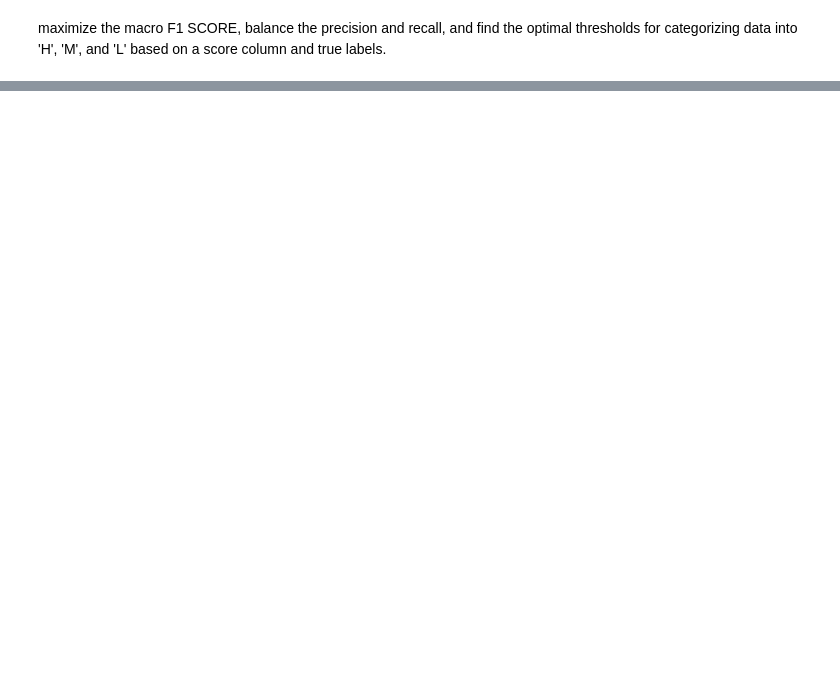
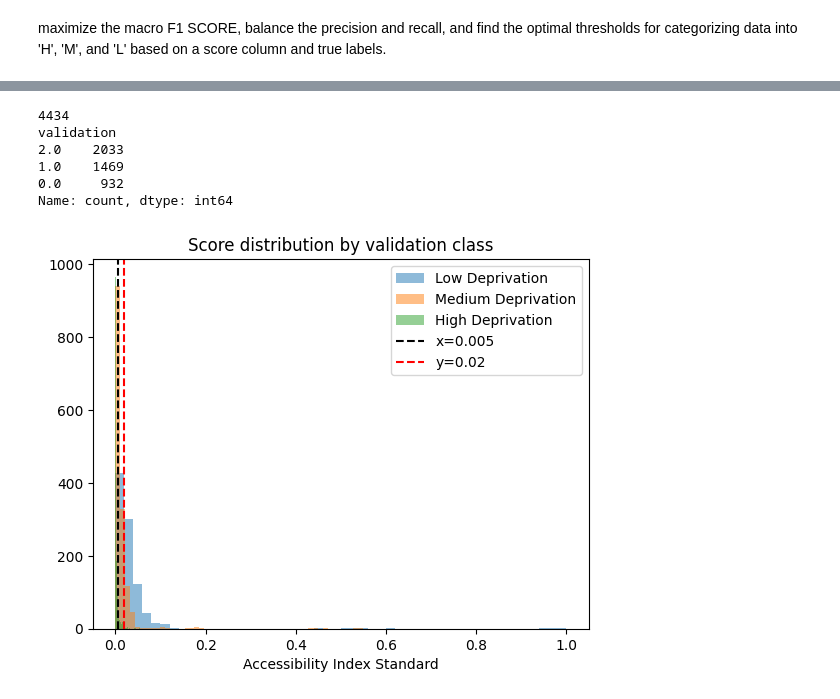
Before and after one commit to urbanbigdatacentre/ideamaps-healthcare-paper-analysis, a Jupyter notebook: Model-Optimisation/threshold_optimisation.ipynb, the cells around one changed output, grey strips where cells are left out. Cells and saved outputs as stored; diff of their text form; code cells hidden in the pictures; blank space fills up the shorter version.

```diff
--- a/Model-Optimisation/threshold_optimisation.ipynb
+++ b/Model-Optimisation/threshold_optimisation.ipynb
@@ -20,0 +19,6 @@ Index(['id', 'created_at', 'validation', 'user_id', 'output_id',
+# %%
+# Select pilot city
+pilot = 'Kano'  # Change this to the desired pilot city
+# Load PAR data and filter by pilot city
+# par_expanded = pd.read_csv('/content/expanded_data.csv') # You need to upload this file
+par_expanded = validation_df[validation_df['output_model_city_name'] == f'{pilot.capitalize()}']
@@ -20,0 +38,7 @@ Index(['id', 'created_at', 'validation', 'user_id', 'output_id',
+# %%
+# Enter subdomain
+subdomain = 'Emergency Obstetric Care Access Deprivation'  # Change this to the desired subdomain
+
+# Filter Data by Subdomain
+par_subdomain = par_expanded[par_expanded['output_model_subdomain_name'] == subdomain]
+par_subdomain.head()
@@ -21,3 +52,3 @@ Index(['id', 'created_at', 'validation', 'user_id', 'output_id',
 # %%
-# spcial join accessibility index to the dataset
-accessibility_index = pd.read_csv('')
+accessibility_index = gpd.read_file('deprivation-classification.gpkg')
+print(accessibility_index.columns)
@@ -113,0 +60,10 @@ print(f"Overall Accuracy: {accuracy_pct:.2f}%")
+# %%
+# special validation results to the accessibility index dataset
+accessibility_index = accessibility_index.merge(
+    par_subdomain[['output_latitude', 'output_longitude', 'output_result', 'validation']],
+    left_on  = [accessibility_index['latitude'].round(7), accessibility_index['longitude'].round(7)],
+    right_on = [par_subdomain['output_latitude'].round(7), par_subdomain['output_longitude'].round(7)],
+    how = 'inner'
+).drop(columns=['output_latitude', 'output_longitude'])
+
+print(accessibility_index.head())
@@ -113,0 +88,23 @@ print(f"Overall Accuracy: {accuracy_pct:.2f}%")
+# %%
+print(accessibility_index.shape[0])
+print(accessibility_index['validation'].value_counts())
+# %% [output]
+4434
+validation
+2.0    2033
+1.0    1469
+0.0     932
+Name: count, dtype: int64
+# %%
+for label, name in zip([0, 1, 2], ['Low Deprivation', 'Medium Deprivation', 'High Deprivation']):
+    subset = accessibility_index[accessibility_index['validation'] == label]['Accessibility_Index_Standard']
+    plt.hist(subset, bins=50, alpha=0.5, label=name)
+
+plt.axvline(0.005, color='black', linestyle='--', label='x=0.005')
+plt.axvline(0.02, color='red', linestyle='--', label='y=0.02')
+plt.legend()
+plt.xlabel('Accessibility Index Standard')
+plt.title('Score distribution by validation class')
+plt.show()
+# %% [output]
+[figure, added]
```
Also changed, not shown: parts of 16 cells of this notebook.
